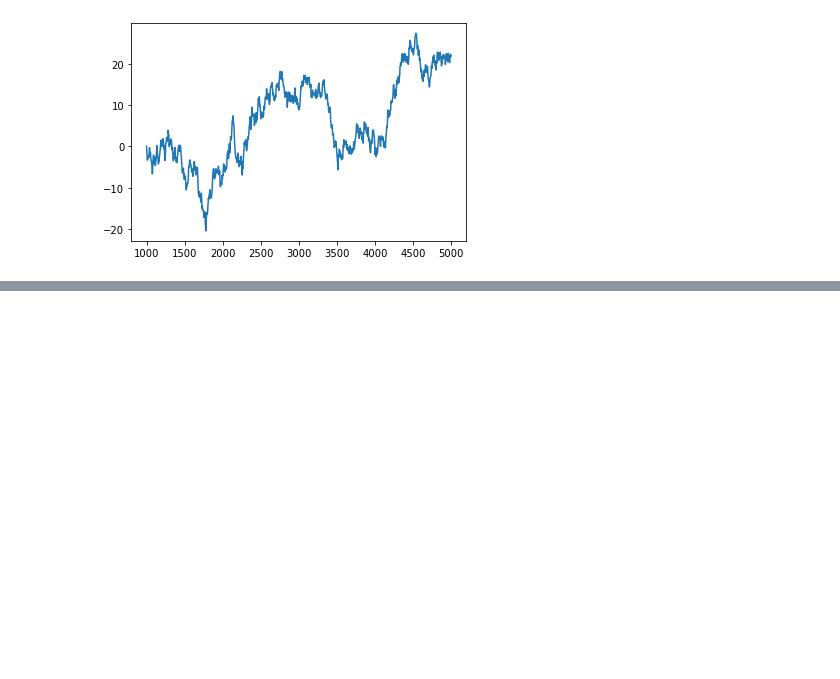
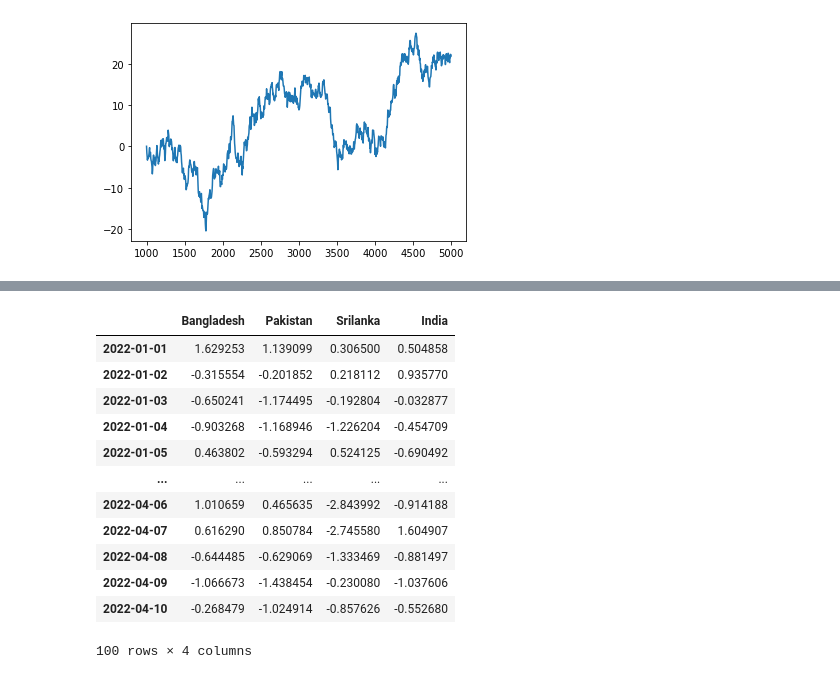
Before and after one commit to lohithkumaar/MLlab, a Jupyter notebook: Numpy and Pandas.ipynb, the cells around one changed output, grey strips where cells are left out. Saved outputs shown, nothing was run; the diff lists cells and outputs as text; code cells hidden in the pictures; blank space fills up the shorter version.

```diff
--- a/Numpy and Pandas.ipynb
+++ b/Numpy and Pandas.ipynb
@@ -123,0 +130,16 @@ test2.plot.scatter(x='India',y='Pakistan')
+# %%
+test2
+# %% [output]
+|  | Bangladesh | Pakistan | Srilanka | India |
+| 2022-01-01 | 1.629253 | 1.139099 | 0.306500 | 0.504858 |
+| 2022-01-02 | -0.315554 | -0.201852 | 0.218112 | 0.935770 |
+| 2022-01-03 | -0.650241 | -1.174495 | -0.192804 | -0.032877 |
+| 2022-01-04 | -0.903268 | -1.168946 | -1.226204 | -0.454709 |
+| 2022-01-05 | 0.463802 | -0.593294 | 0.524125 | -0.690492 |
+| ... | ... | ... | ... | ... |
+| 2022-04-06 | 1.010659 | 0.465635 | -2.843992 | -0.914188 |
+| 2022-04-07 | 0.616290 | 0.850784 | -2.745580 | 1.604907 |
+| 2022-04-08 | -0.644485 | -0.629069 | -1.333469 | -0.881497 |
+| 2022-04-09 | -1.066673 | -1.438454 | -0.230080 | -1.037606 |
+| 2022-04-10 | -0.268479 | -1.024914 | -0.857626 | -0.552680 |
+100 rows × 4 columns
```
Also changed, not shown: parts of 6 cells of this notebook.
